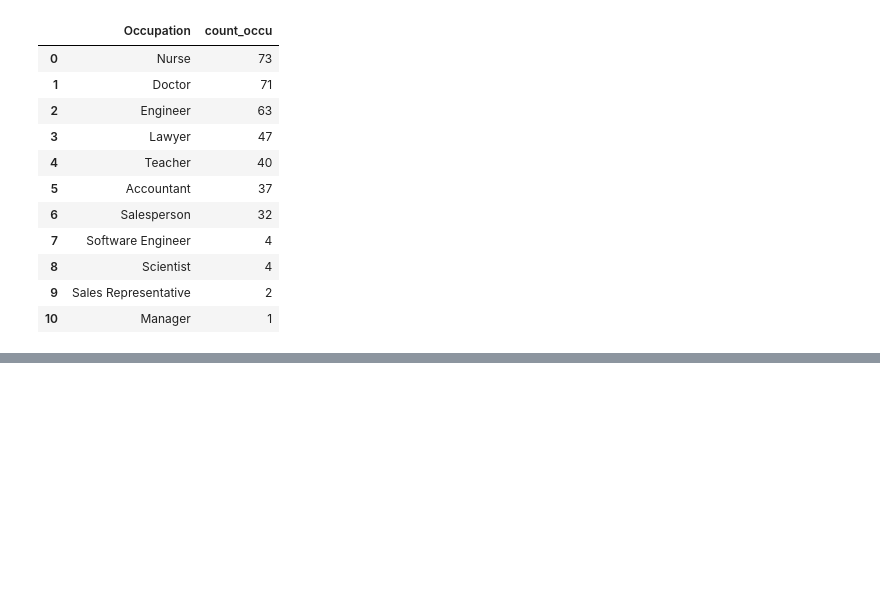
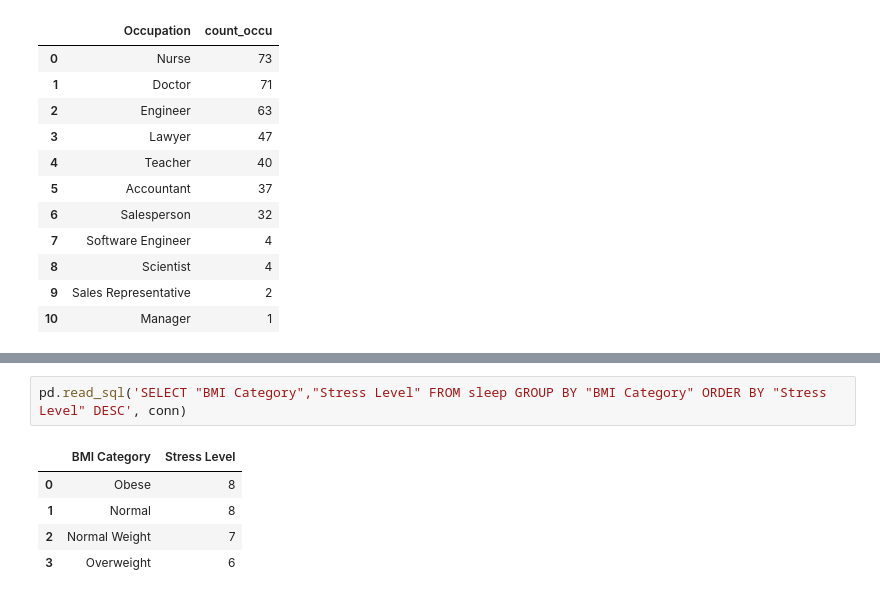
Before and after one commit to berkasin01/sql_fundamentals, a Jupyter notebook: sql_basics.ipynb, the cells around one changed output, grey strips where cells are left out. Cells and saved outputs as stored; diff of their text form; blank space fills up the shorter version.

```diff
--- a/sql_basics.ipynb
+++ b/sql_basics.ipynb
@@ -130,0 +137,8 @@ pd.read_sql('SELECT "Physical Activity Level", "Quality Of Sleep" Occupation FRO
+# %%
+pd.read_sql('SELECT "BMI Category","Stress Level" FROM sleep GROUP BY "BMI Category" ORDER BY "Stress Level" DESC', conn)
+# %% [output]
+|  | BMI Category | Stress Level |
+| 0 | Obese | 8 |
+| 1 | Normal | 8 |
+| 2 | Normal Weight | 7 |
+| 3 | Overweight | 6 |
```
Also changed, not shown: parts of 3 cells of this notebook.
